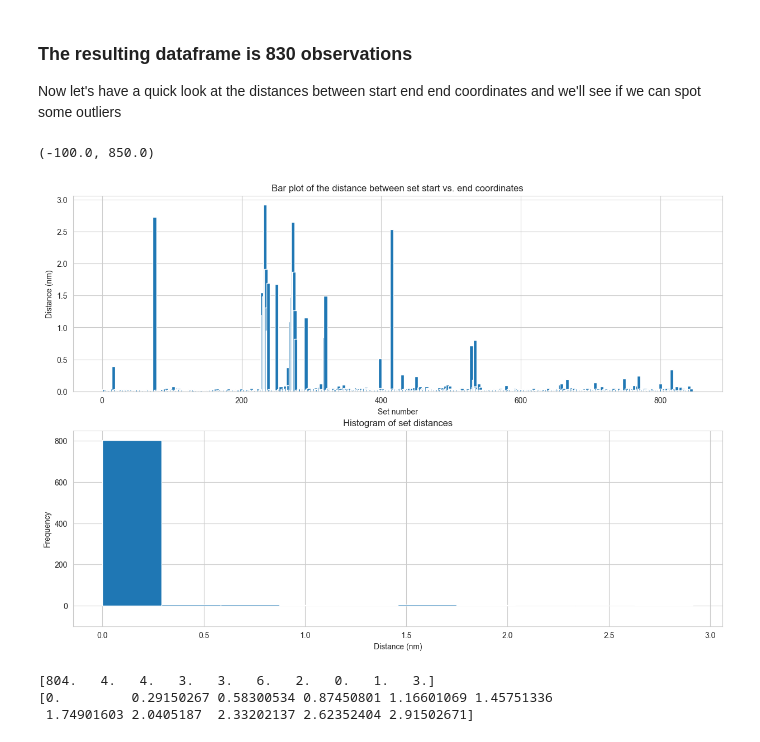
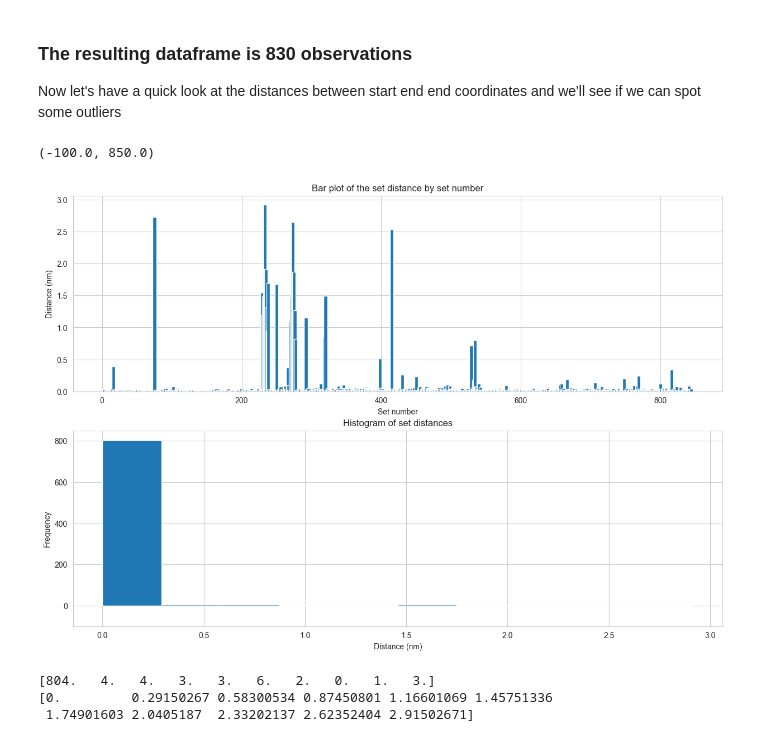
Before and after one commit to dfo-gulf-science/JupyterNotebookCollection, a Jupyter notebook: RockCrabX023/SetExploration.ipynb, the cells around one changed output. Saved outputs shown, nothing was run; the diff lists cells and outputs as text; code cells hidden in the pictures.

```diff
--- a/RockCrabX023/SetExploration.ipynb
+++ b/RockCrabX023/SetExploration.ipynb
@@ -142,23 +142,27 @@ def calc_nautical_dist(p0, p1):
 
 full_sets["distance"] = sets.apply(
     lambda x: calc_nautical_dist({"lat": x["start_latitude"], "lng": x["start_longitude"]}, {"lat": x["end_latitude"], "lng": x["end_longitude"]}), axis=1)
+
+# while we are at it, let's calculate set durations
+full_sets["duration"] = sets.apply(
+    lambda x: (x["end_date"] - x["start_date"]).seconds / 3600, axis=1)
 # %%
 plt.figure(figsize=(15, 10))
 plt.subplot(2, 1, 1)
 plt.bar(full_sets["set_number"], full_sets["distance"], width=5)
-plt.title("Bar plot of the distance between set start vs. end coordinates")
+plt.title("Bar plot of the set distance by set number")
 plt.xlabel("Set number")
 plt.ylabel("Distance (nm)")
 
 plt.subplot(2, 1, 2)
 hist = plt.hist(full_sets["distance"])
 plt.title("Histogram of set distances")
 plt.xlabel("Distance (nm)")
 plt.ylabel("Frequency")
 plt.ylim(-100, 850)
 # %% [output]
 (-100.0, 850.0)
-[figure, old version]
+[figure, new version]
 # %%
 print(hist[0])
 print(hist[1])
```
Also changed, not shown: parts of 13 cells of this notebook, 1 other file.
